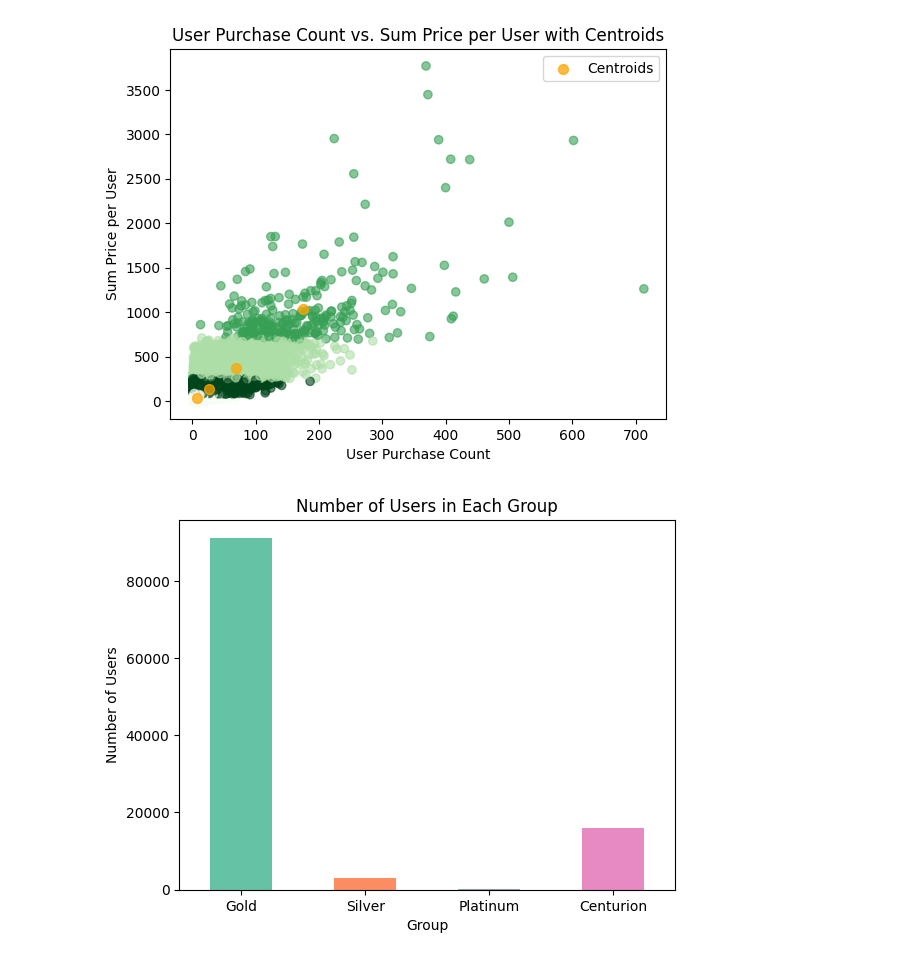
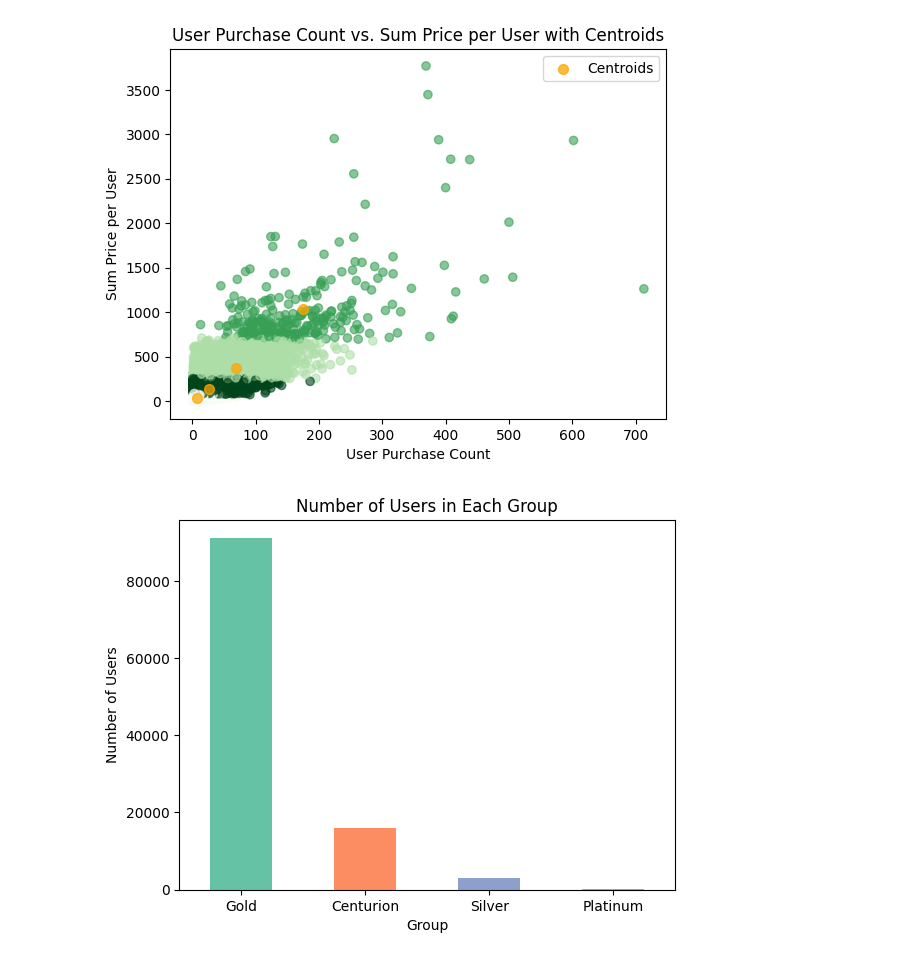
Before and after one commit to mdesmartin/piscine_datascience, a Jupyter notebook: 2_data_analyst/ex05/Clustering.ipynb, the cells around one changed output. Drawn from its saved outputs; the diff is of its cells as text; code cells hidden in the pictures.

Commit message:
FIX: display plot in 02/05

```diff
--- a/2_data_analyst/ex05/Clustering.ipynb
+++ b/2_data_analyst/ex05/Clustering.ipynb
@@ -49,12 +49,11 @@ plt.legend();
 # %%
 group_order = ['Gold', 'Silver', 'Platinum', 'Centurion']
 merged_df['group'] = pd.Categorical(merged_df['group'], categories=group_order, ordered=True)
-group_counts = merged_df['group'].value_counts().sort_index()
-
+group_counts = merged_df['group'].value_counts()
 group_counts.plot(kind='bar', color=plt.get_cmap('Set2').colors)
 plt.xlabel('Group')
 plt.ylabel('Number of Users')
 plt.title('Number of Users in Each Group')
 plt.xticks(rotation=0);
 # %% [output]
-[figure, old version]
+[figure, new version]
```
